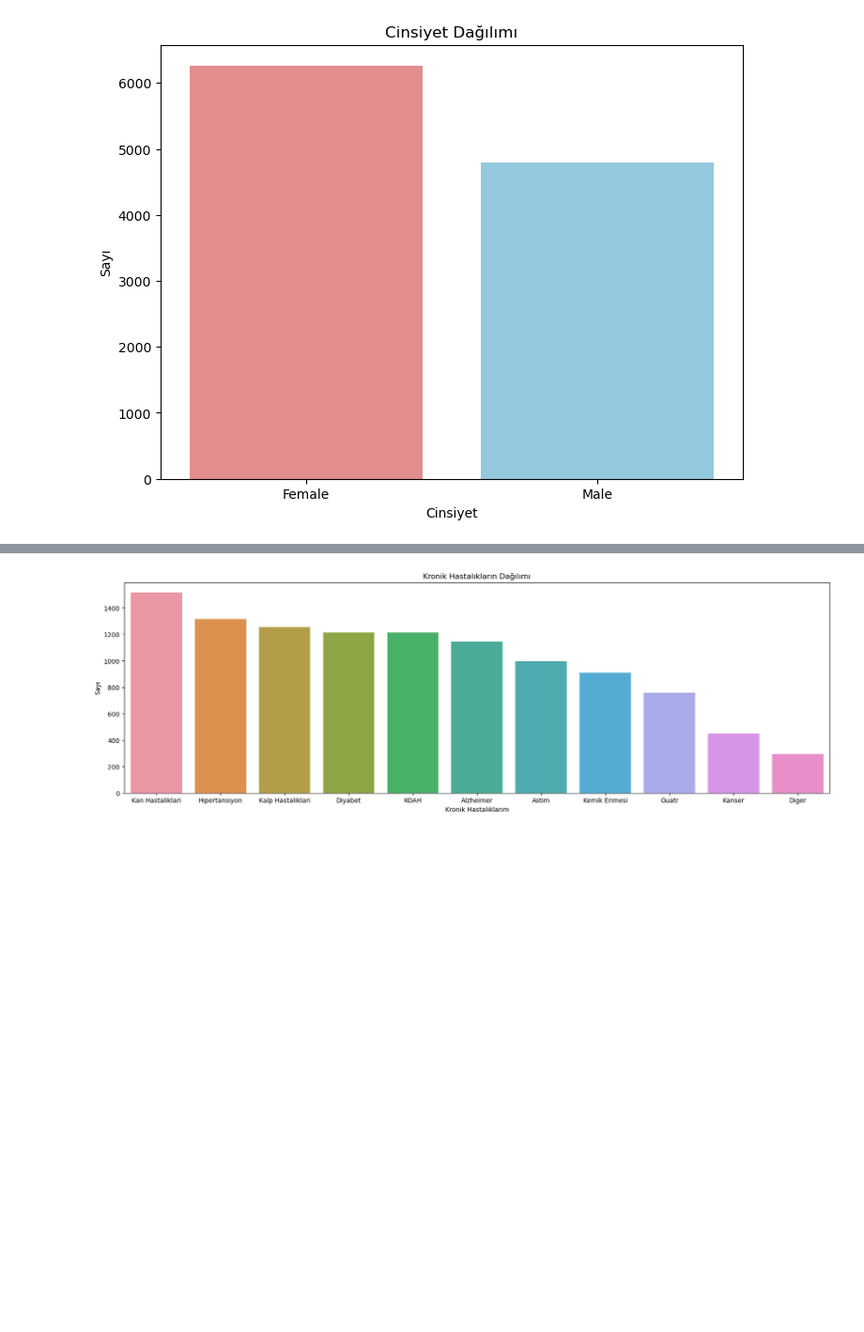
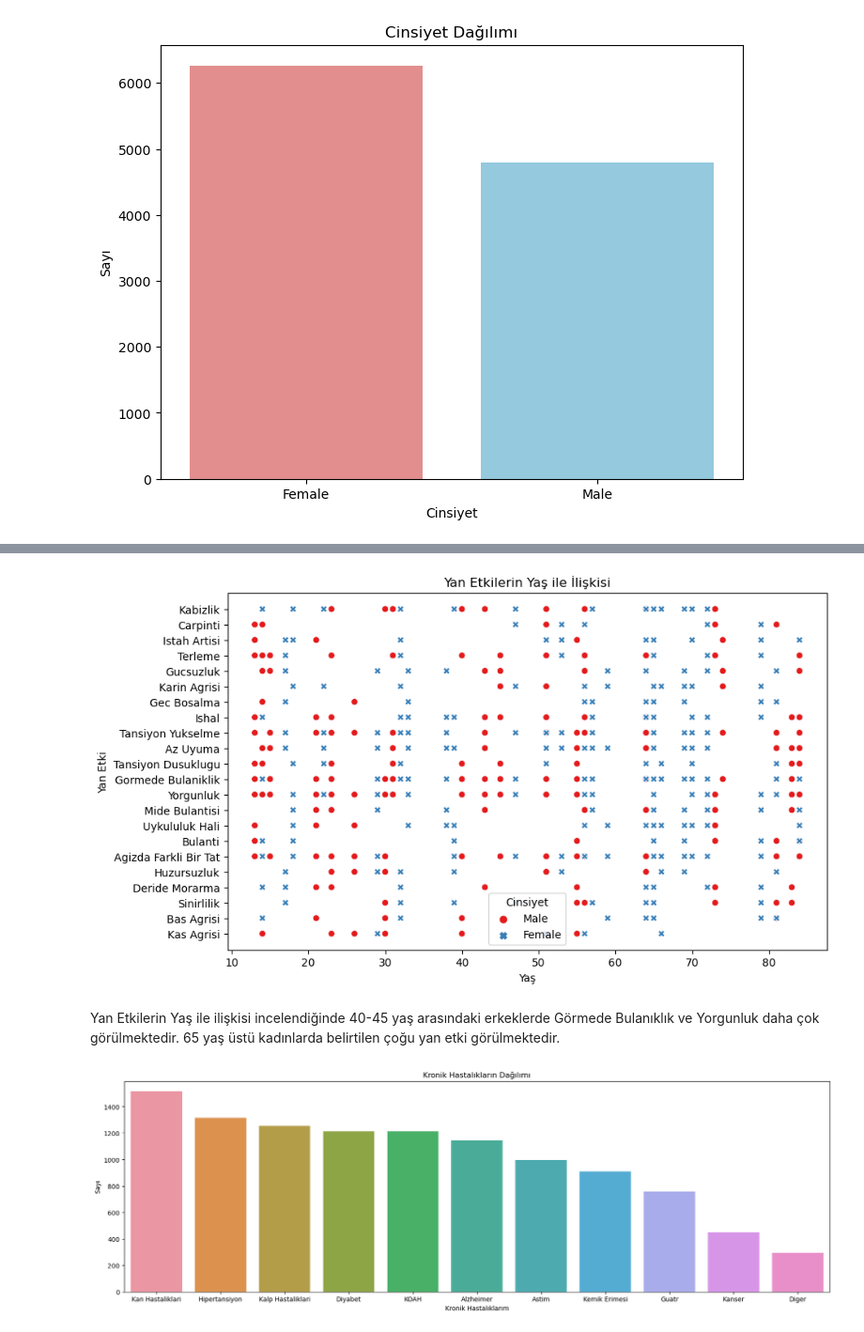
Before and after one commit to Tubaakbas/Pusula_Tuba_AKBAS, a Jupyter notebook: Side_Effect.ipynb, the cells around one changed output, grey strips where cells are left out. Shown at 94% size. Cells and saved outputs as stored; diff of their text form; code cells hidden in the pictures; blank space fills up the shorter version.

```diff
--- a/Side_Effect.ipynb
+++ b/Side_Effect.ipynb
@@ -269,3 +312,14 @@ plt.show()
+# %%
+plt.figure(figsize=(10, 6))
+sns.scatterplot(data=side_effect_data, x='Yas', y='Yan_Etki', hue='Cinsiyet', style='Cinsiyet', palette='Set1')
+plt.title('Yan Etkilerin Yaş ile İlişkisi')
+plt.xlabel('Yaş')
+plt.ylabel('Yan Etki')
+plt.show()
+# %% [output]
+[figure, added]
+# %% [markdown]
+Yan Etkilerin Yaş ile ilişkisi incelendiğinde 40-45 yaş arasındaki erkeklerde Görmede Bulanıklık ve Yorgunluk daha çok görülmektedir. 65 yaş üstü kadınlarda belirtilen çoğu yan etki görülmektedir.
 # %%
 # Kronik hastalıkların dağılımını görselleştirme
 plt.figure(figsize=(20, 6))
```
Also changed, not shown: parts of 10 cells of this notebook.
